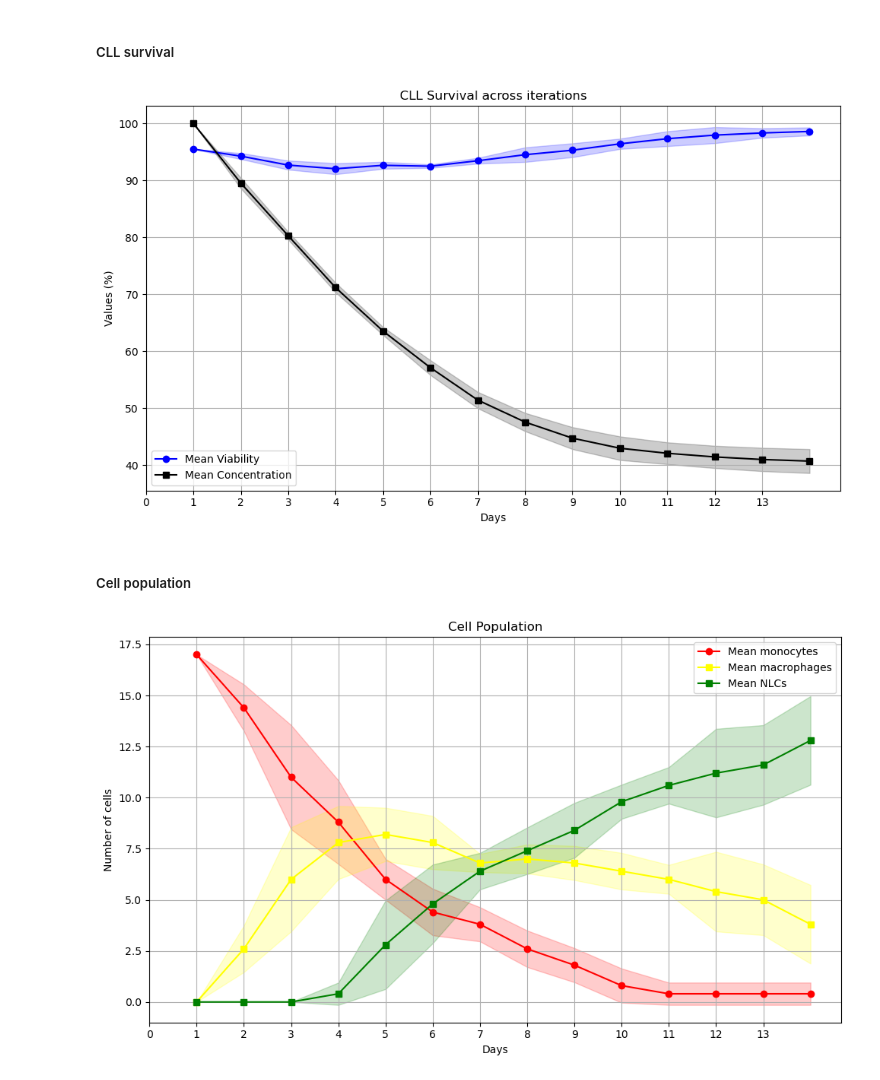
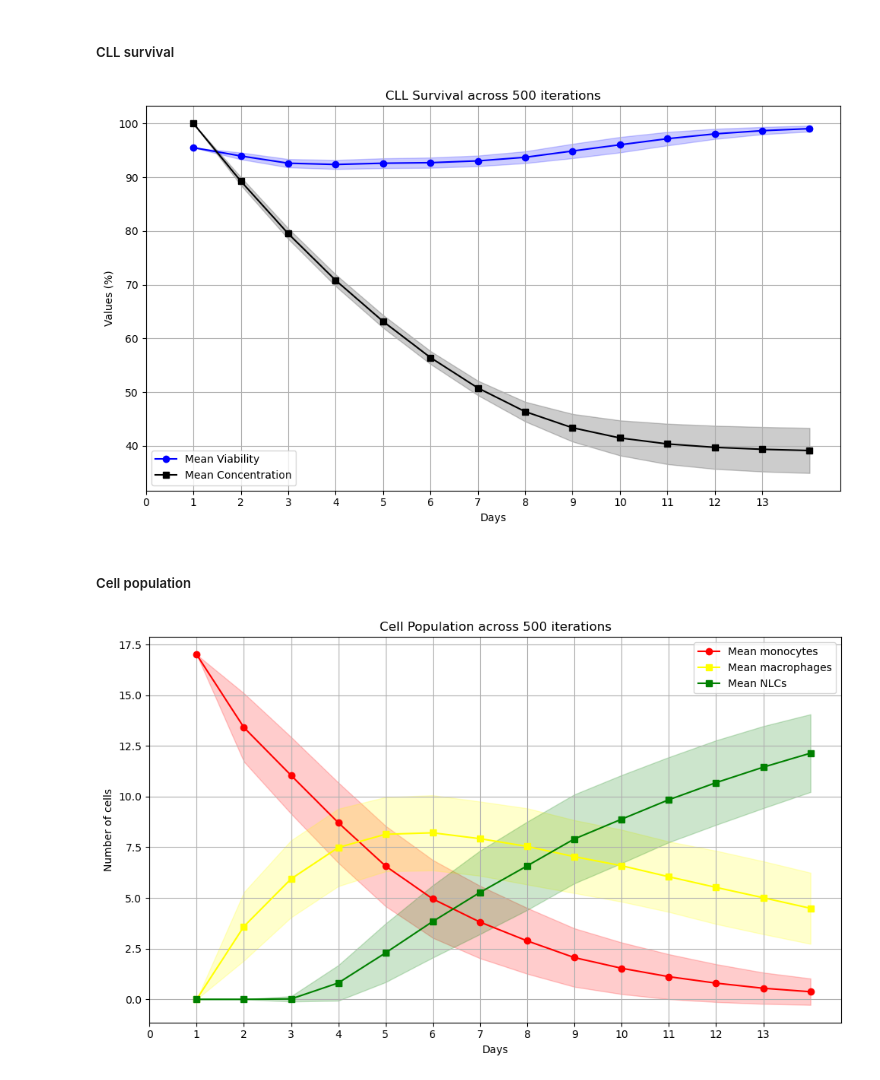
Before and after one commit to mhurtado13/ABM_NLC-CLL, a Jupyter notebook: scripts/model_post_analysis.ipynb, the cells around one changed output. Saved outputs shown, nothing was run; the diff lists cells and outputs as text; code cells hidden in the pictures.

Commit message:
Add model results from 500 iterations

```diff
--- a/scripts/model_post_analysis.ipynb
+++ b/scripts/model_post_analysis.ipynb
@@ -188,7 +188,7 @@ plt.fill_between(
 plt.xticks(np.arange(0, 14, 1))
 plt.xlabel("Days")
 plt.ylabel("Values (%)")
-plt.title("CLL Survival across iterations")
+plt.title("CLL Survival across " + str(len(viability.iloc[1])) + " iterations")
 plt.legend()
 plt.grid(True)
 plt.tight_layout()
@@ -196,7 +196,7 @@ plt.tight_layout()
 # Show plot
 plt.show()
 # %% [output]
-[figure, old version]
+[figure, new version]
 # %% [markdown]
 ##### Cell population
 # %%
@@ -226,32 +226,32 @@ plt.fill_between(
 plt.plot(time_points, macrophages_mean, label='Mean macrophages', color='yellow', marker='s')
 plt.fill_between(
     time_points,
     macrophages_mean - macrophages_std,
     macrophages_mean + macrophages_std,
     color='yellow',
     alpha=0.2
 )
 
 # Plot concentration with its shaded region
 plt.plot(time_points, nlcs_mean, label='Mean NLCs', color='green', marker='s')
 plt.fill_between(
     time_points,
     nlcs_mean - nlcs_std,
     nlcs_mean + nlcs_std,
     color='green',
     alpha=0.2
 )
 
 # Customize plot
 plt.xticks(np.arange(0, 14, 1))
 plt.xlabel("Days")
 plt.ylabel("Number of cells")
-plt.title("Cell Population")
+plt.title("Cell Population across " + str(len(viability.iloc[1])) + " iterations")
 plt.legend()
 plt.grid(True)
 plt.tight_layout()
 
 # Show plot
 plt.show()
 # %% [output]
-[figure, old version]
+[figure, new version]
```
Also changed, not shown: 9 other files.
